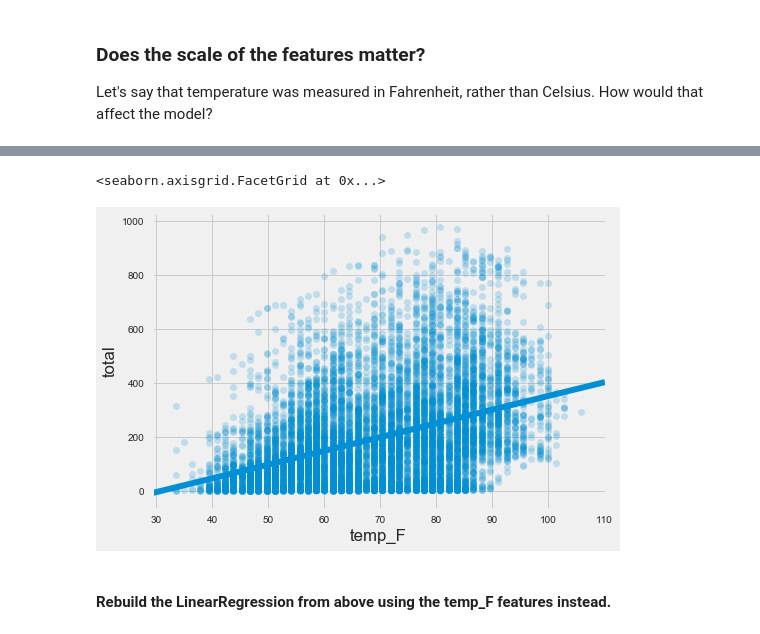
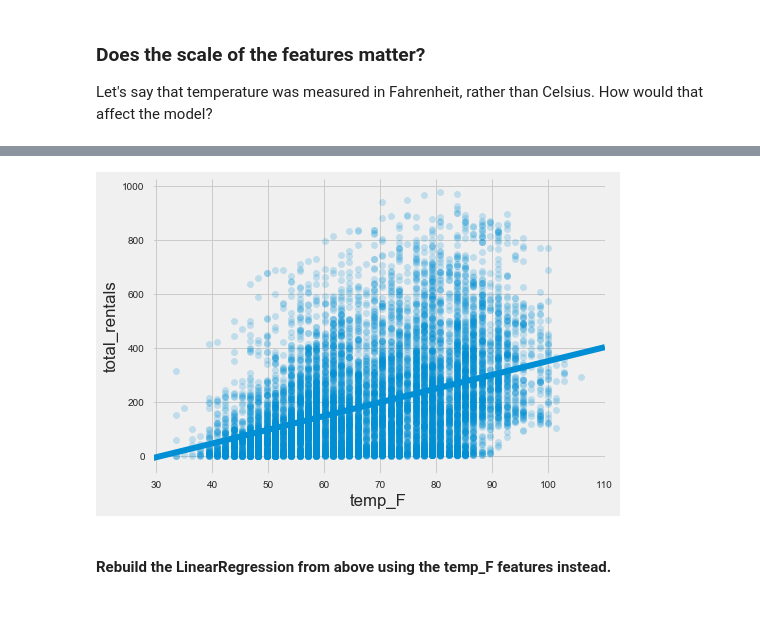
Before and after one commit to aidanconnolly/ga-ds829-linear-regression, a Jupyter notebook: solution-code/linear_regression-solution.ipynb, the cells around one changed output, grey strips where cells are left out. Saved outputs shown, nothing was run; the diff lists cells and outputs as text; code cells hidden in the pictures.

```diff
--- a/solution-code/linear_regression-solution.ipynb
+++ b/solution-code/linear_regression-solution.ipynb
@@ -74,6 +79,6 @@ Businesses aren't new to demand forecasting, but older methods suffered from poo
 ### Read in the  Capital Bikeshare data
 # %%
 # read the data and set the datetime as the index
-url = './assets/dataset/bikeshare.csv'
+url = '../data/bikeshare.csv'
 bikes = pd.read_csv(url, index_col='datetime', parse_dates=True)
 # %% [markdown]
@@ -123,6 +144,6 @@ bikes.head()
 # %%
 # Use the .rename() method to rename count to total
-bikes.rename(columns={'count':'total'}, inplace=True)
+bikes.rename(columns={'count':'total_rentals'}, inplace=True)
 # %% [markdown]
 <a id="visualizing-the-data"></a>
 ### Visualizing the data
@@ -363,10 +414,9 @@ bikes.head()
 | 2011-01-01 04:00:00 | 1 | 0 | 0 | 1 | 9.84 | 14.395 | 75 | 0.0 | 0 | 1 | ... |
 # %%
 # Seaborn scatter plot with regression line
-sns.lmplot(x='temp_F', y='total', data=bikes, aspect=1.5, scatter_kws={'alpha':0.2})
+sns.lmplot(x='temp_F', y='total_rentals', data=bikes, aspect=1.5, scatter_kws={'alpha':0.2});
 # %% [output]
-<seaborn.axisgrid.FacetGrid at 0x...>
-[figure, old version]
+[figure, new version]
 # %% [markdown]
 #### Rebuild the LinearRegression from above using the temp_F features instead.
 # %%
```
Also changed, not shown: parts of 58 cells of this notebook, 4 other files.
